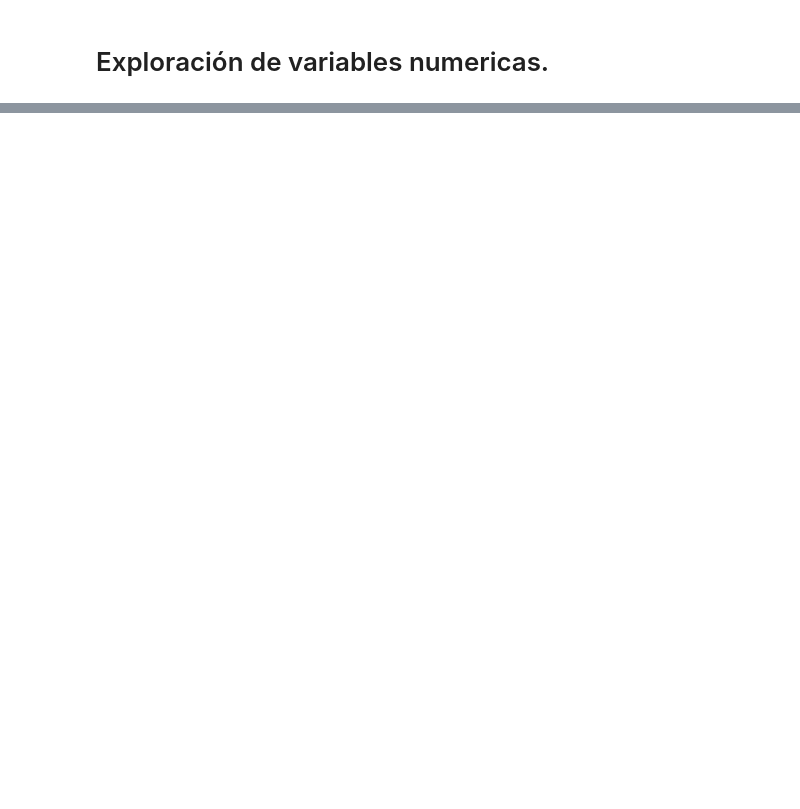
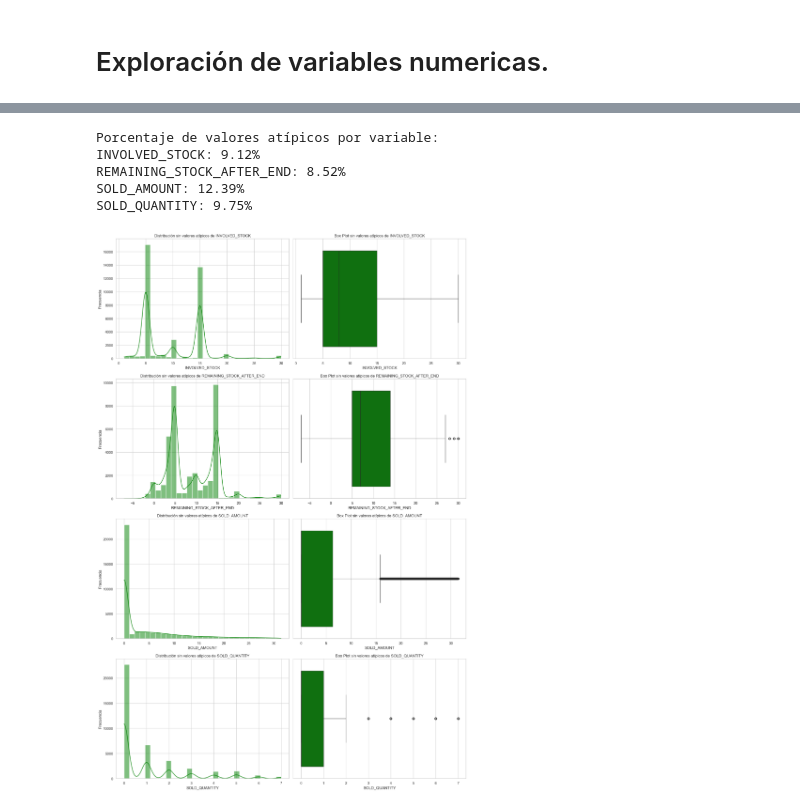
Before and after one commit to jsebastianquiroga/Technical-Challenge---MELI, a Jupyter notebook: notebooks/1.EDA_Relampago.ipynb, the cells around one changed output, grey strips where cells are left out. Drawn from its saved outputs; the diff is of its cells as text; code cells hidden in the pictures; blank space fills up the shorter version.

```diff
--- a/notebooks/1.EDA_Relampago.ipynb
+++ b/notebooks/1.EDA_Relampago.ipynb
@@ -278,0 +345,62 @@ Estas observaciones guían las decisiones de limpieza y exploración adicionales
+# %%
+import numpy as np
+import seaborn as sns
+import matplotlib.pyplot as plt
+
+# Función para calcular valores atípicos y su porcentaje
+def identify_outliers(df, column):
+    Q1 = df[column].quantile(0.25)
+    Q3 = df[column].quantile(0.75)
+    IQR = Q3 - Q1
+    lower_bound = Q1 - 1.5 * IQR
+    upper_bound = Q3 + 1.5 * IQR
+
+    # Identificar valores atípicos
+    outliers = df[(df[column] < lower_bound) | (df[column] > upper_bound)]
+    outlier_percentage = len(outliers) / len(df) * 100
+
+    return outliers, outlier_percentage, lower_bound, upper_bound
+
+# Identificar y eliminar atípicos para cada variable numérica
+filtered_df = df.copy()  # Crear un DataFrame filtrado
+outlier_info = {}
+
+for var in ['INVOLVED_STOCK', 'REMAINING_STOCK_AFTER_END', 'SOLD_AMOUNT', 'SOLD_QUANTITY']:
+    outliers, percentage, lower_bound, upper_bound = identify_outliers(df, var)
+    outlier_info[var] = percentage
+    # Eliminar valores atípicos
+    filtered_df = filtered_df[(filtered_df[var] >= lower_bound) & (filtered_df[var] <= upper_bound)]
+
+# Mostrar el porcentaje de valores atípicos
+print("Porcentaje de valores atípicos por variable:")
+for var, percentage in outlier_info.items():
+    print(f"{var}: {percentage:.2f}%")
+
+# Graficar nuevamente sin valores atípicos: Distribuciones y Box Plots
+plt.figure(figsize=(16, 24))
+
+variables = ['INVOLVED_STOCK', 'REMAINING_STOCK_AFTER_END', 'SOLD_AMOUNT', 'SOLD_QUANTITY']
+
+for i, var in enumerate(variables):
+    # Histograma y KDE
+    plt.subplot(len(variables), 2, 2 * i + 1)
+    sns.histplot(filtered_df[var], kde=True, bins=30, color='green')
+    plt.title(f"Distribución sin valores atípicos de {var}")
+    plt.xlabel(var)
+    plt.ylabel("Frecuencia")
+
+    # Box Plot
+    plt.subplot(len(variables), 2, 2 * i + 2)
+    sns.boxplot(x=filtered_df[var], color='green')
+    plt.title(f"Box Plot sin valores atípicos de {var}")
+    plt.xlabel(var)
+
+plt.tight_layout()
+plt.show()
+# %% [output]
+Porcentaje de valores atípicos por variable:
+INVOLVED_STOCK: 9.12%
+REMAINING_STOCK_AFTER_END: 8.52%
+SOLD_AMOUNT: 12.39%
+SOLD_QUANTITY: 9.75%
+[figure, added]
```
Also changed, not shown: parts of 23 cells of this notebook, 3 other files.
